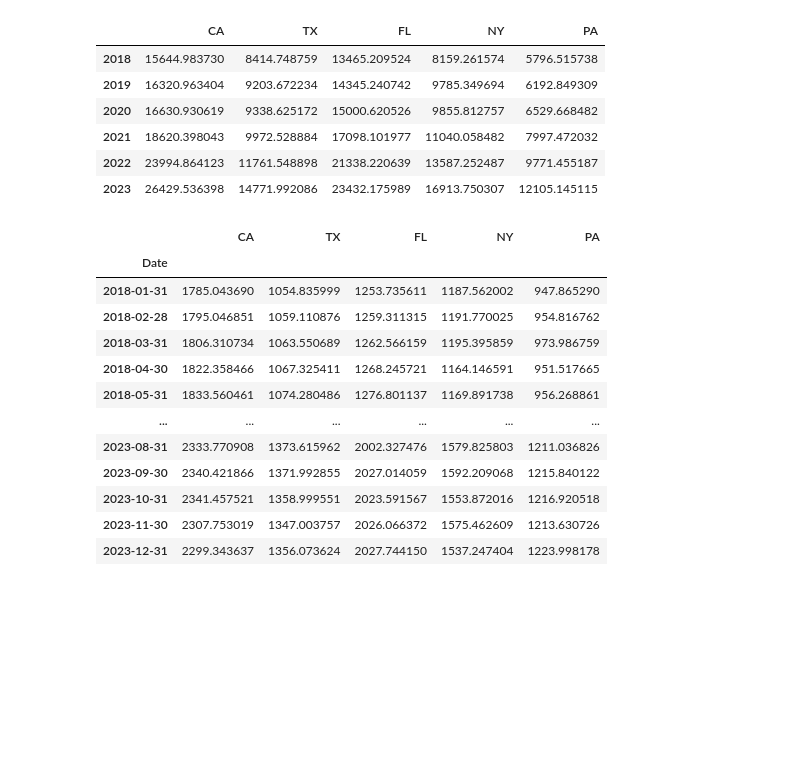
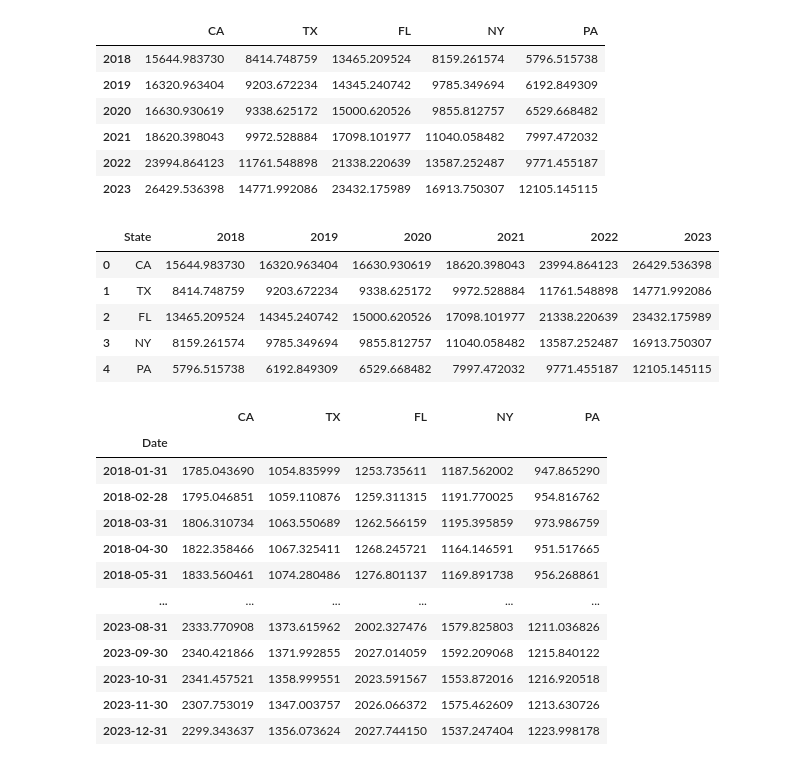
Before and after one commit to JAMayo13240/Data-Analysis-Project-3, a Jupyter notebook: Julius copy.ipynb, the cells around one changed output. Drawn from its saved outputs; the diff is of its cells as text; code cells hidden in the pictures; blank space fills up the shorter version.

```diff
--- a/Julius copy.ipynb
+++ b/Julius copy.ipynb
@@ -288,8 +283,17 @@ yearly_state_avgs
 | 2023 | 26429.536398 | 14771.992086 | 23432.175989 | 16913.750307 | 12105.145115 |
 # %%
 state_averages = yearly_state_avgs.T
-
-state_averages.to_csv('State_Average_Rental_Rate_By_Year.csv')
+state_averages = state_averages.reset_index()
+state_averages.rename(columns = {'index':'State'}, inplace=True)
+state_averages.to_csv('State_Average_Rental_Rate_By_Year.csv', index=False)
+state_averages
+# %% [output]
+|  | State | 2018 | 2019 | 2020 | 2021 | 2022 | 2023 |
+| 0 | CA | 15644.983730 | 16320.963404 | 16630.930619 | 18620.398043 | 23994.864123 | 26429.536398 |
+| 1 | TX | 8414.748759 | 9203.672234 | 9338.625172 | 9972.528884 | 11761.548898 | 14771.992086 |
+| 2 | FL | 13465.209524 | 14345.240742 | 15000.620526 | 17098.101977 | 21338.220639 | 23432.175989 |
+| 3 | NY | 8159.261574 | 9785.349694 | 9855.812757 | 11040.058482 | 13587.252487 | 16913.750307 |
+| 4 | PA | 5796.515738 | 6192.849309 | 6529.668482 | 7997.472032 | 9771.455187 | 12105.145115 |
 # %%
 monthly_df = pd.DataFrame(index=partials)
 monthly_df = monthly_df.T
```
Also changed, not shown: parts of 1 cell of this notebook, 2 other files.
